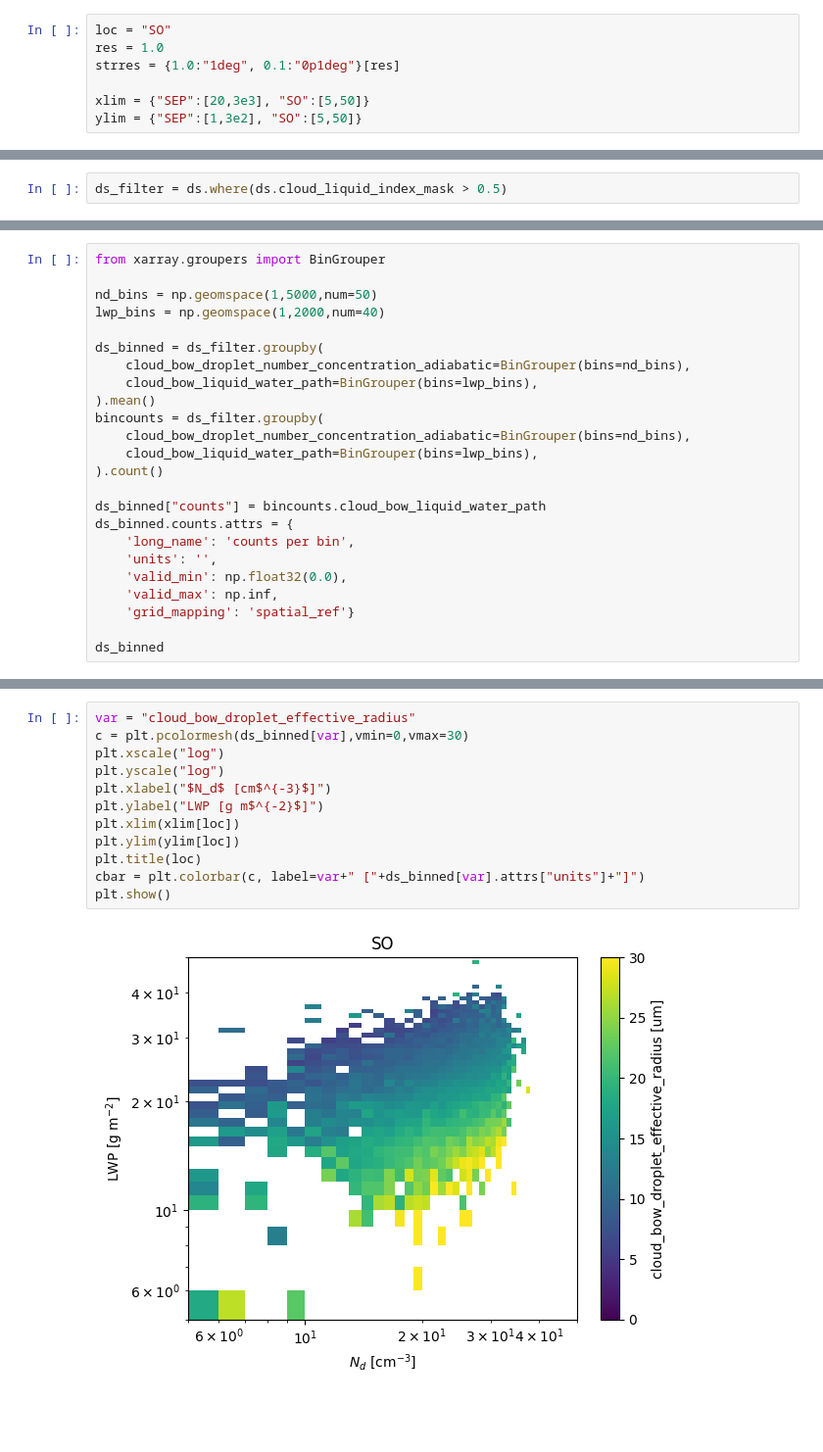
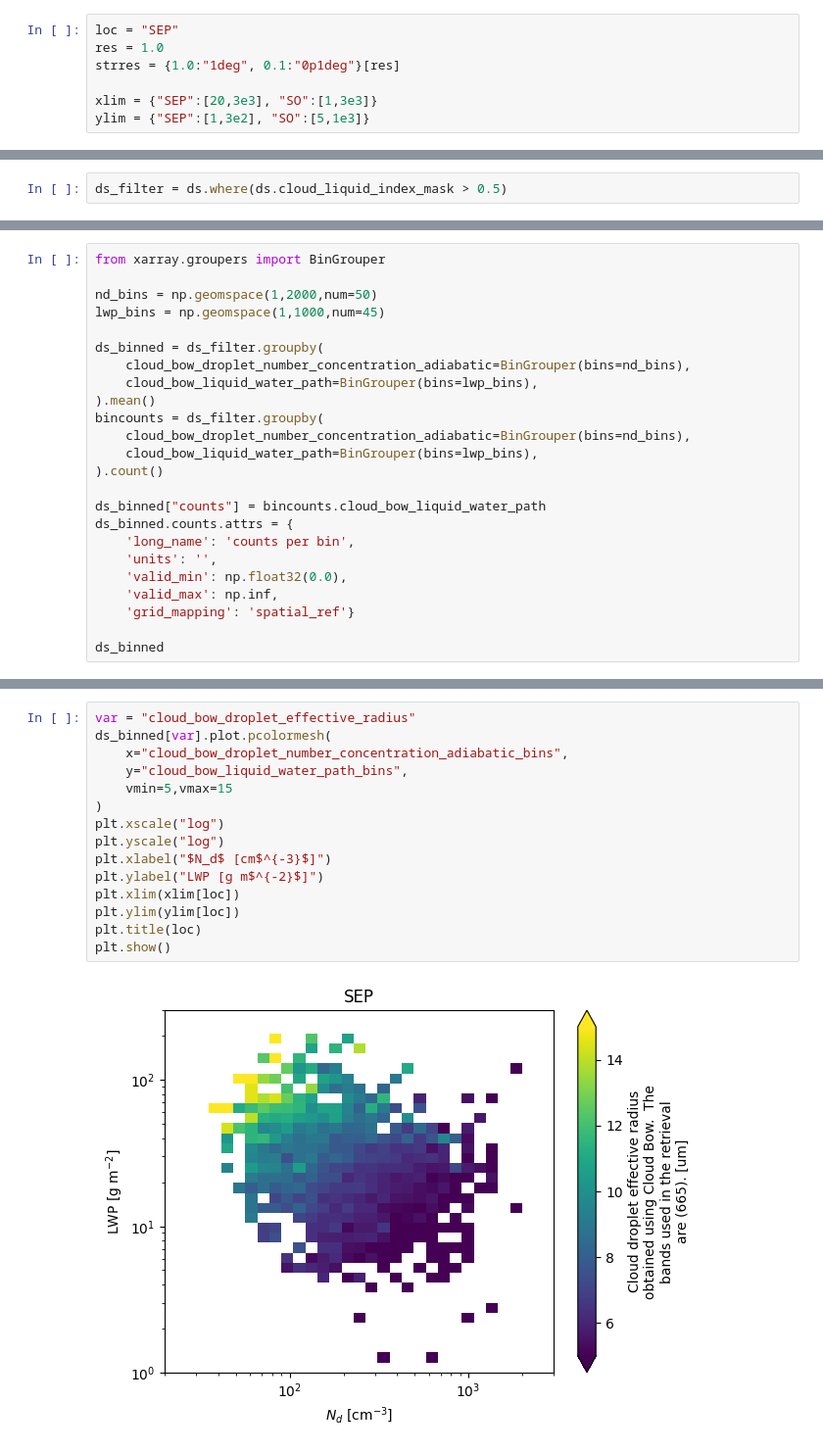
Before and after one commit to claresinger/mucloud-pacehack2025, a Jupyter notebook: plot_L3_xarray.ipynb, the cells around one changed output, grey strips where cells are left out. Shown: that part at 98% size. Drawn from its saved outputs; the diff is of its cells as text; blank space fills up the shorter version.

Commit message:
fix plot axes

```diff
--- a/plot_L3_xarray.ipynb
+++ b/plot_L3_xarray.ipynb
@@ -27,12 +27,12 @@ import cartopy.crs as ccrs
 import matplotlib.pyplot as plt
 from matplotlib.colors import LogNorm
 # %%
-loc = "SO"
+loc = "SEP"
 res = 1.0
 strres = {1.0:"1deg", 0.1:"0p1deg"}[res]
 
-xlim = {"SEP":[20,3e3], "SO":[5,50]}
-ylim = {"SEP":[1,3e2], "SO":[5,50]}
+xlim = {"SEP":[20,3e3], "SO":[1,3e3]}
+ylim = {"SEP":[1,3e2], "SO":[5,1e3]}
 # %%
 fileL3 = "/home/jovyan/shared-public/mucloud-hackweek2025-data/harpL3."+loc+"."+strres+".nc"
 # %%
@@ -61,8 +75,8 @@ ds_filter = ds.where(ds.cloud_liquid_index_mask > 0.5)
 # %%
 from xarray.groupers import BinGrouper
 
-nd_bins = np.geomspace(1,5000,num=50)
-lwp_bins = np.geomspace(1,2000,num=40)
+nd_bins = np.geomspace(1,2000,num=50)
+lwp_bins = np.geomspace(1,1000,num=45)
 
 ds_binned = ds_filter.groupby(
     cloud_bow_droplet_number_concentration_adiabatic=BinGrouper(bins=nd_bins),
@@ -119,16 +133,19 @@ plt.show()
 # %%
 var = "cloud_bow_droplet_effective_radius"
-c = plt.pcolormesh(ds_binned[var],vmin=0,vmax=30)
+ds_binned[var].plot.pcolormesh(
+    x="cloud_bow_droplet_number_concentration_adiabatic_bins",
+    y="cloud_bow_liquid_water_path_bins",
+    vmin=5,vmax=15
+)
 plt.xscale("log")
 plt.yscale("log")
 plt.xlabel("$N_d$ [cm$^{-3}$]")
 plt.ylabel("LWP [g m$^{-2}$]")
 plt.xlim(xlim[loc])
 plt.ylim(ylim[loc])
 plt.title(loc)
-cbar = plt.colorbar(c, label=var+" ["+ds_binned[var].attrs["units"]+"]")
 plt.show()
 # %% [output]
-[figure, old version]
+[figure, new version]
 # %%
 var = "cloud_bow_droplet_effective_variance"
```
Also changed, not shown: parts of 7 cells of this notebook, 1 other file.
